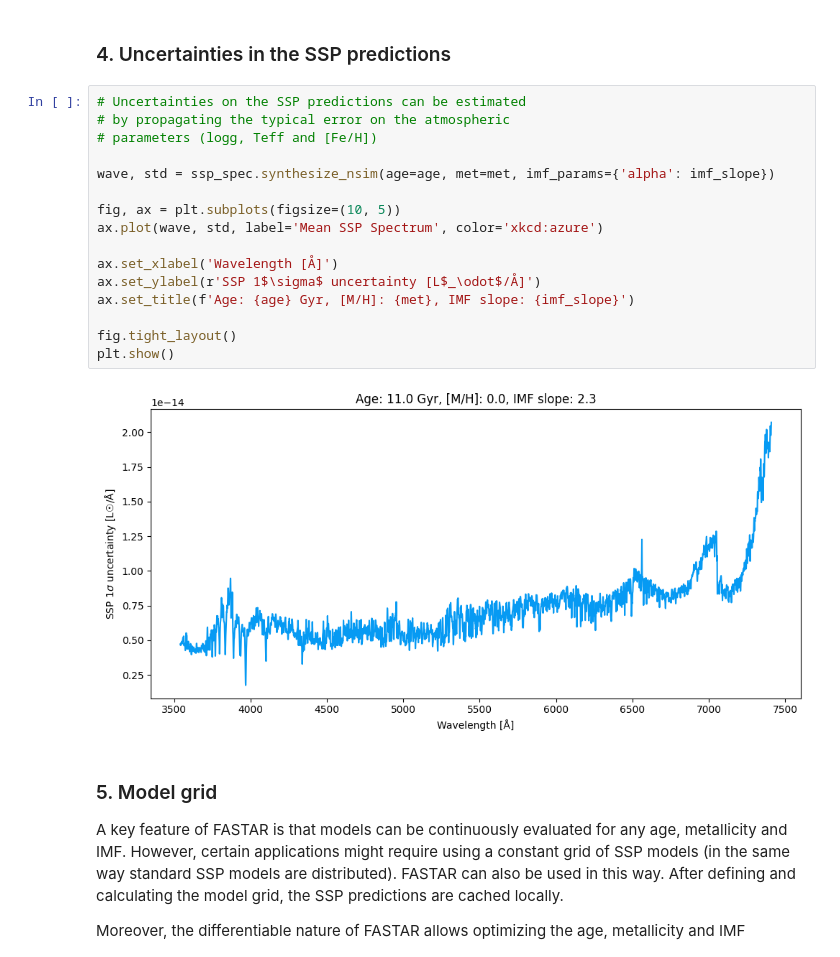
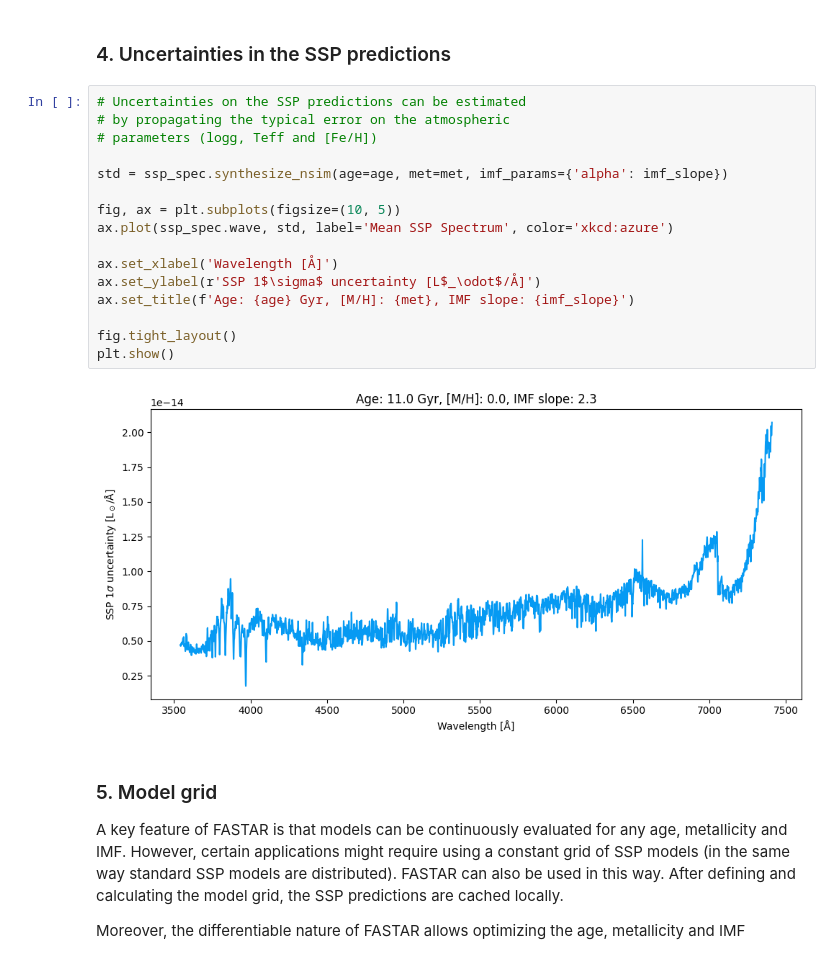
Before and after one commit to inavarro/fastar, a Jupyter notebook: docs/examples/ssp_spec_demo.ipynb, the cells around one changed output. Saved outputs shown, nothing was run; the diff lists cells and outputs as text.

Commit message:
Remove wave from synthesis outputs

```diff
--- a/docs/examples/ssp_spec_demo.ipynb
+++ b/docs/examples/ssp_spec_demo.ipynb
@@ -134,21 +138,21 @@ $\displaystyle H_{\beta\scriptscriptstyle O}: 2.71\ \text{\AA}$
 # %%
 # Uncertainties on the SSP predictions can be estimated
 # by propagating the typical error on the atmospheric
 # parameters (logg, Teff and [Fe/H])
 
-wave, std = ssp_spec.synthesize_nsim(age=age, met=met, imf_params={'alpha': imf_slope})
+std = ssp_spec.synthesize_nsim(age=age, met=met, imf_params={'alpha': imf_slope})
 
 fig, ax = plt.subplots(figsize=(10, 5))
-ax.plot(wave, std, label='Mean SSP Spectrum', color='xkcd:azure')
+ax.plot(ssp_spec.wave, std, label='Mean SSP Spectrum', color='xkcd:azure')
 
 ax.set_xlabel('Wavelength [Å]')
 ax.set_ylabel(r'SSP 1$\sigma$ uncertainty [L$_\odot$/Å]')
 ax.set_title(f'Age: {age} Gyr, [M/H]: {met}, IMF slope: {imf_slope}')
 
 fig.tight_layout()
 plt.show()
 # %% [output]
-[figure, old version]
+[figure, new version]
 # %% [markdown]
 ### 5. Model grid
 
```
Also changed, not shown: parts of 6 cells of this notebook, 4 other files.
